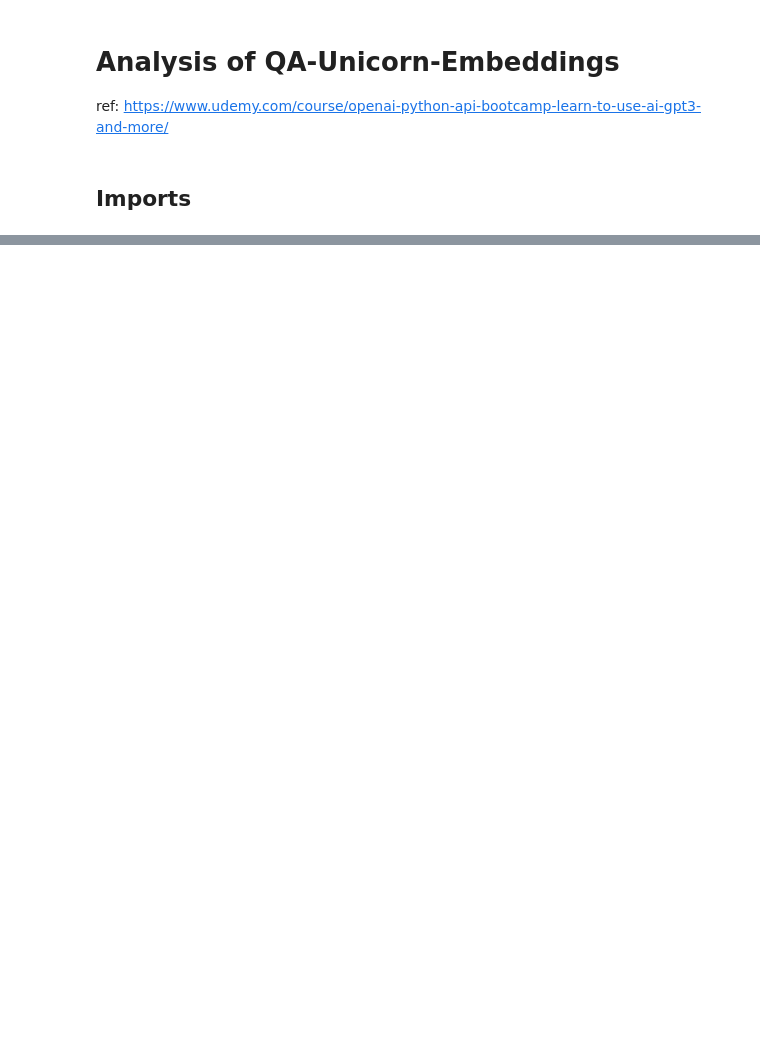
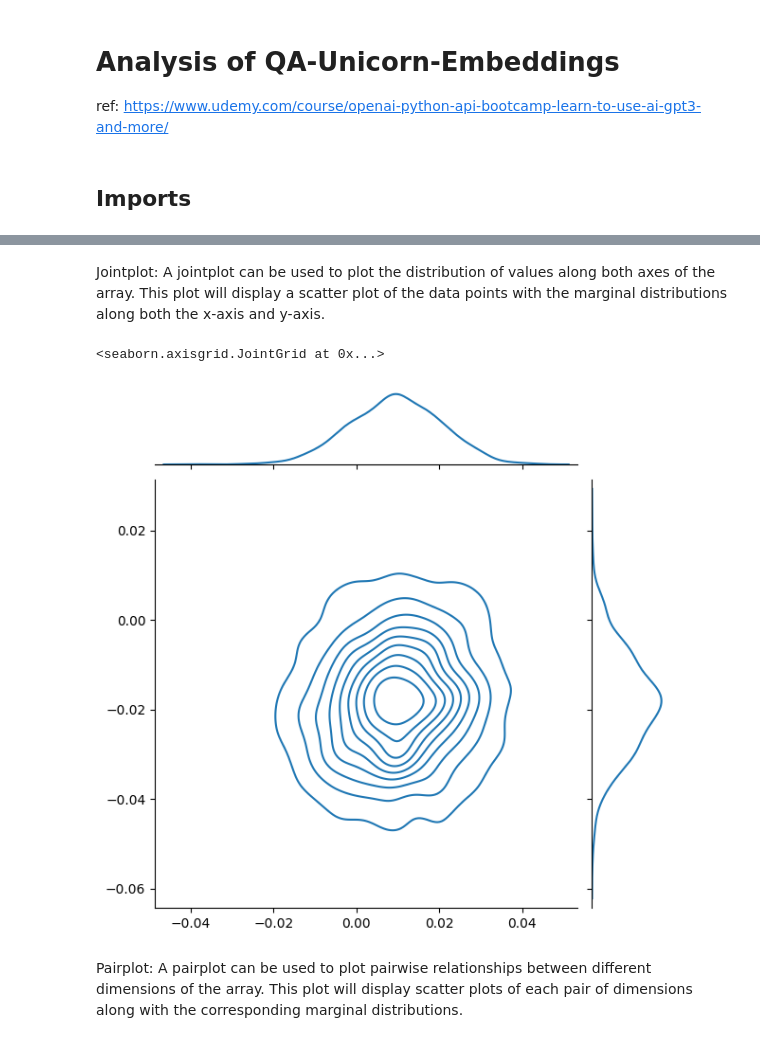
Before and after one commit to Hackathorn/Udemy-JP-OpenAI-API-Bootcamp, a Jupyter notebook: 09-Text-Embedding/QA_LS_Analysis.ipynb, the cells around one changed output, grey strips where cells are left out. Cells and saved outputs as stored; diff of their text form; code cells hidden in the pictures; blank space fills up the shorter version.

```diff
--- a/09-Text-Embedding/QA_LS_Analysis.ipynb
+++ b/09-Text-Embedding/QA_LS_Analysis.ipynb
@@ -26,0 +49,9 @@ sample_data
+# %% [markdown]
+Jointplot: A jointplot can be used to plot the distribution of values along both axes of the array. This plot will display a scatter plot of the data points with the marginal distributions along both the x-axis and y-axis.
+# %%
+sns.jointplot(x=zeta[:,0], y=zeta[:,1], kind='kde')
+# %% [output]
+<seaborn.axisgrid.JointGrid at 0x...>
+[figure, added]
+# %% [markdown]
+Pairplot: A pairplot can be used to plot pairwise relationships between different dimensions of the array. This plot will display scatter plots of each pair of dimensions along with the corresponding marginal distributions.
```
Also changed, not shown: parts of 18 cells of this notebook.
